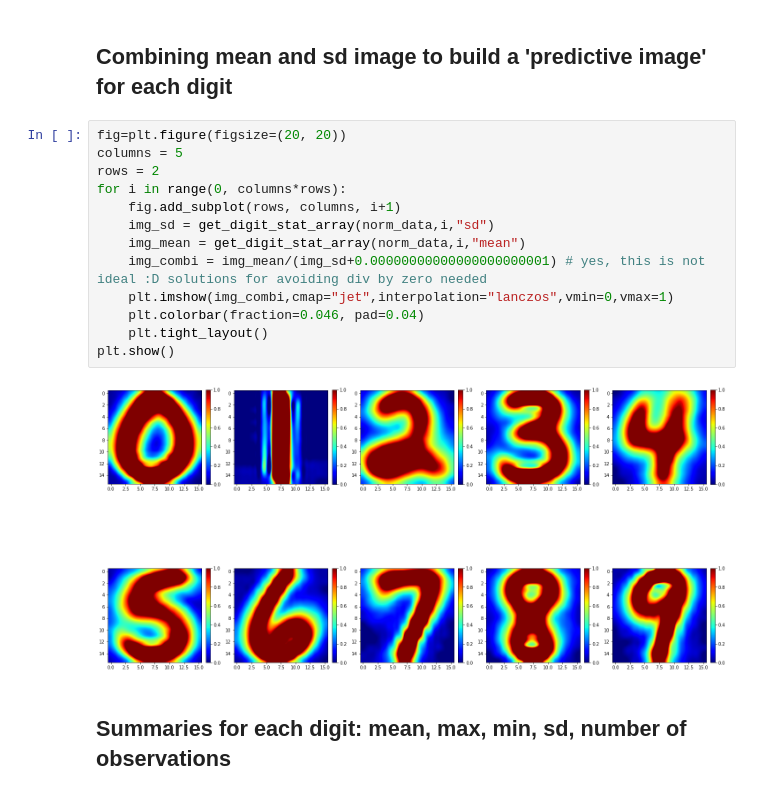
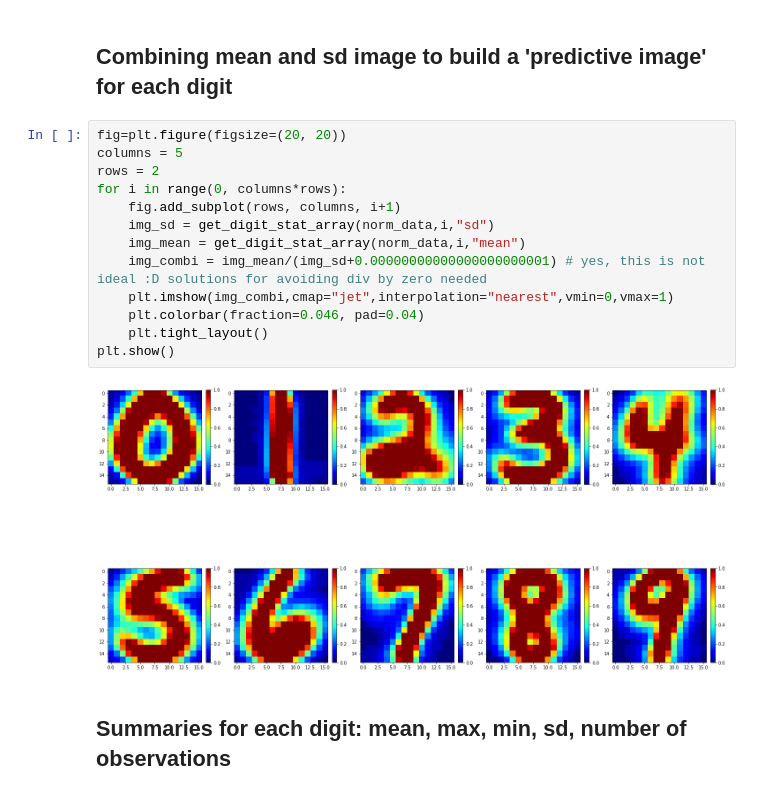
Before and after one commit to r9d9/descript_analysis, a Jupyter notebook: Descriptives_Digits.ipynb, the cells around one changed output. Saved outputs shown, nothing was run; the diff lists cells and outputs as text.

```diff
--- a/Descriptives_Digits.ipynb
+++ b/Descriptives_Digits.ipynb
@@ -117,18 +110,18 @@ for i in range(0, columns*rows):
 # %%
 fig=plt.figure(figsize=(20, 20))
 columns = 5
 rows = 2
 for i in range(0, columns*rows):
     fig.add_subplot(rows, columns, i+1)
     img_sd = get_digit_stat_array(norm_data,i,"sd")
     img_mean = get_digit_stat_array(norm_data,i,"mean")
     img_combi = img_mean/(img_sd+0.00000000000000000000001) # yes, this is not ideal :D solutions for avoiding div by zero needed
-    plt.imshow(img_combi,cmap="jet",interpolation="lanczos",vmin=0,vmax=1)
+    plt.imshow(img_combi,cmap="jet",interpolation="nearest",vmin=0,vmax=1)
     plt.colorbar(fraction=0.046, pad=0.04)
     plt.tight_layout()
 plt.show()
 # %% [output]
-[figure, old version]
+[figure, new version]
 # %% [markdown]
 ## Summaries for each digit: mean, max, min, sd, number of observations
 # %%
```
Also changed, not shown: parts of 7 cells of this notebook, 2 other files.
